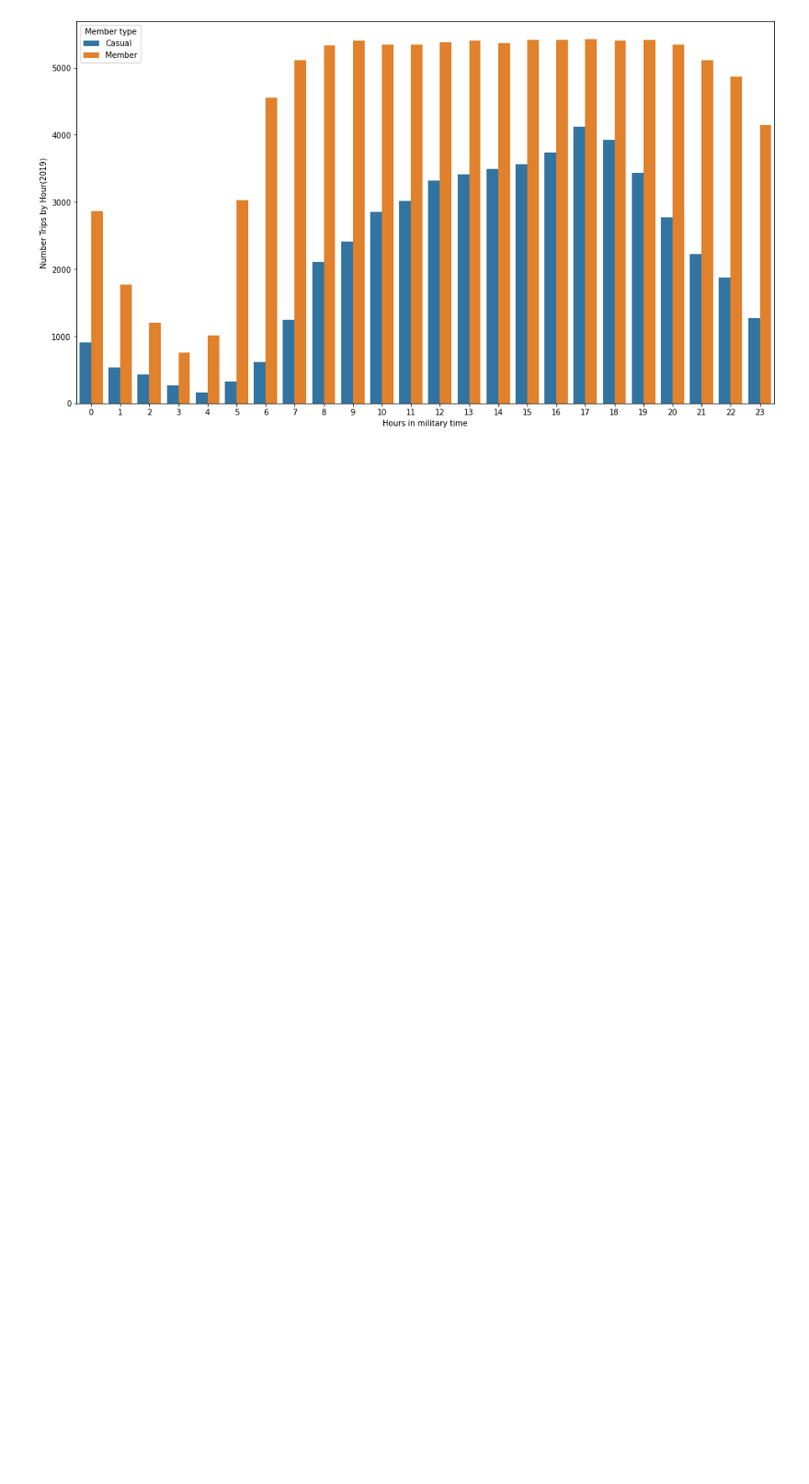
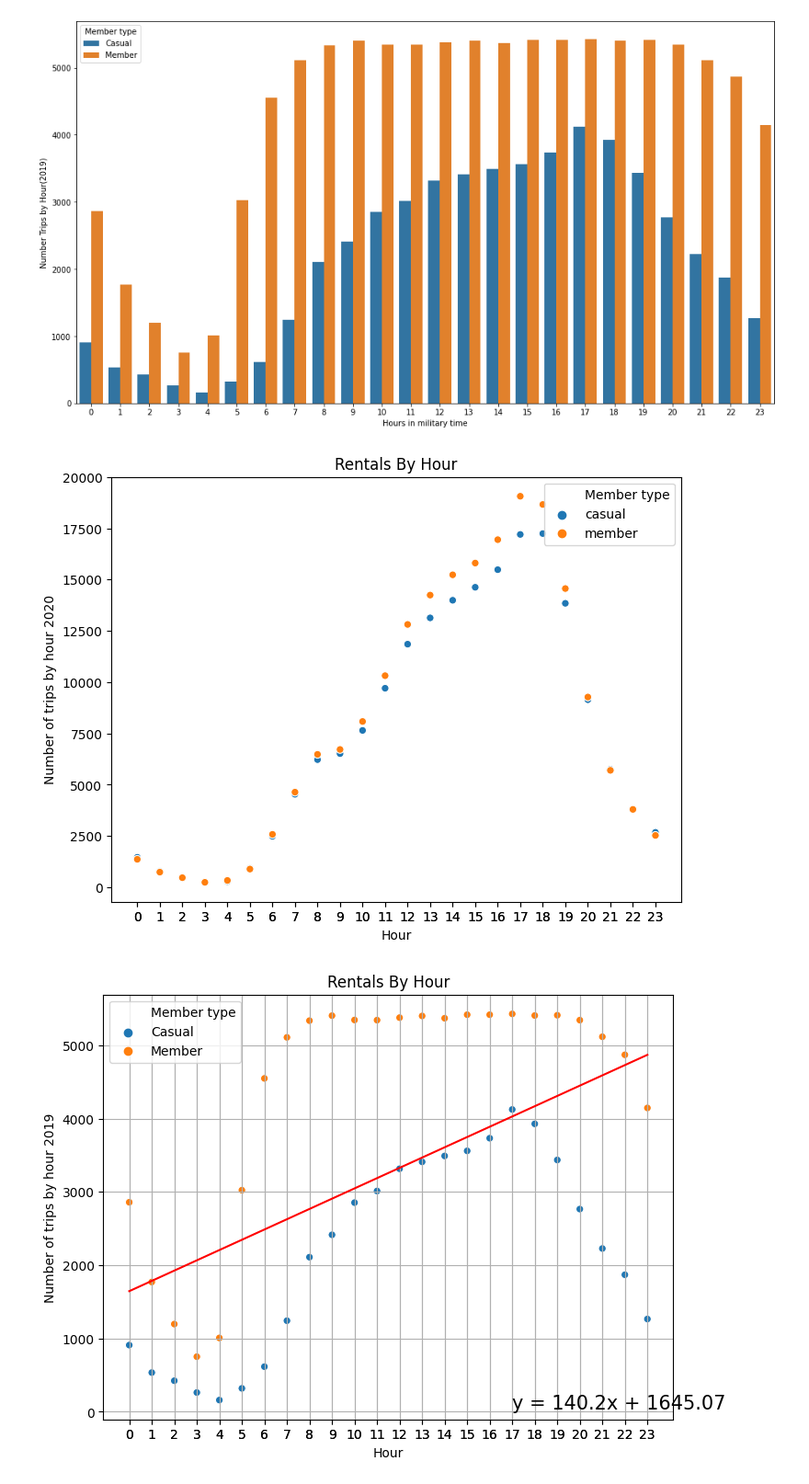
Before and after one commit to gportes24/German-s-Group-Project, a Jupyter notebook: BikeShare_Project.ipynb, the cells around one changed output. Shown at 92% size. Cells and saved outputs as stored; diff of their text form; code cells hidden in the pictures; blank space fills up the shorter version.

Commit message:
scatter plot charts

```diff
--- a/BikeShare_Project.ipynb
+++ b/BikeShare_Project.ipynb
@@ -109,6 +111,35 @@ plt.savefig('images/tripsByHour2019.png', dpi=300, bbox_inches='tight')
 # %% [output]
 [figure]
 [figure]
+# %%
+hour_use =Bike_2020_clean.groupby(['Start date', "Hour", "Member type"])['Id'].nunique().groupby(['Hour', 'Member type']).count().reset_index()
+hour_use19 =Bike_2019_clean.groupby(['Start date', "Hour", "Member type"])['Id'].nunique().groupby(['Hour', 'Member type']).count().reset_index()
+fig, ax = plt.subplots(figsize=(8,6))
+sns.scatterplot(x='Hour', y='Id', hue='Member type', data=hour_use)
+plt.title("Rentals By Hour")
+plt.xlabel("Hour")
+plt.ylabel("Number of trips by hour 2020")
+plt.xticks(hour_use.Hour.values)
+plt.show()
+fig, ax = plt.subplots(figsize=(8,6))
+sns.scatterplot(x='Hour', y='Id', hue='Member type', data=hour_use19)
+plt.title("Rentals By Hour")
+plt.xlabel("Hour")
+plt.ylabel("Number of trips by hour 2019")
+plt.xticks(hour_use19.Hour.values)
+x_values = hour_use19['Hour']
+y_values =hour_use19['Id']
+(slope, intercept, rvalue, pvalue, stderr) = linregress(x_values, y_values)
+regress_values = x_values * slope + intercept
+line_eq = "y = " + str(round(slope,2)) + "x + " + str(round(intercept,2))
+plt.plot(x_values,regress_values,"r-")
+plt.annotate(line_eq,(17,35),fontsize=15,color="black")
+correlation = st.pearsonr(x_values,y_values)
+plt.grid(True)
+plt.show()
+# %% [output]
+[figure, added]
+[figure, added]
 # %%
 sns.set_style('darkgrid')
 unique = hour_use19["Member type"].append(hour_use["Member type"]).unique()
```
Also changed, not shown: parts of 3 cells of this notebook, 2 other files.
